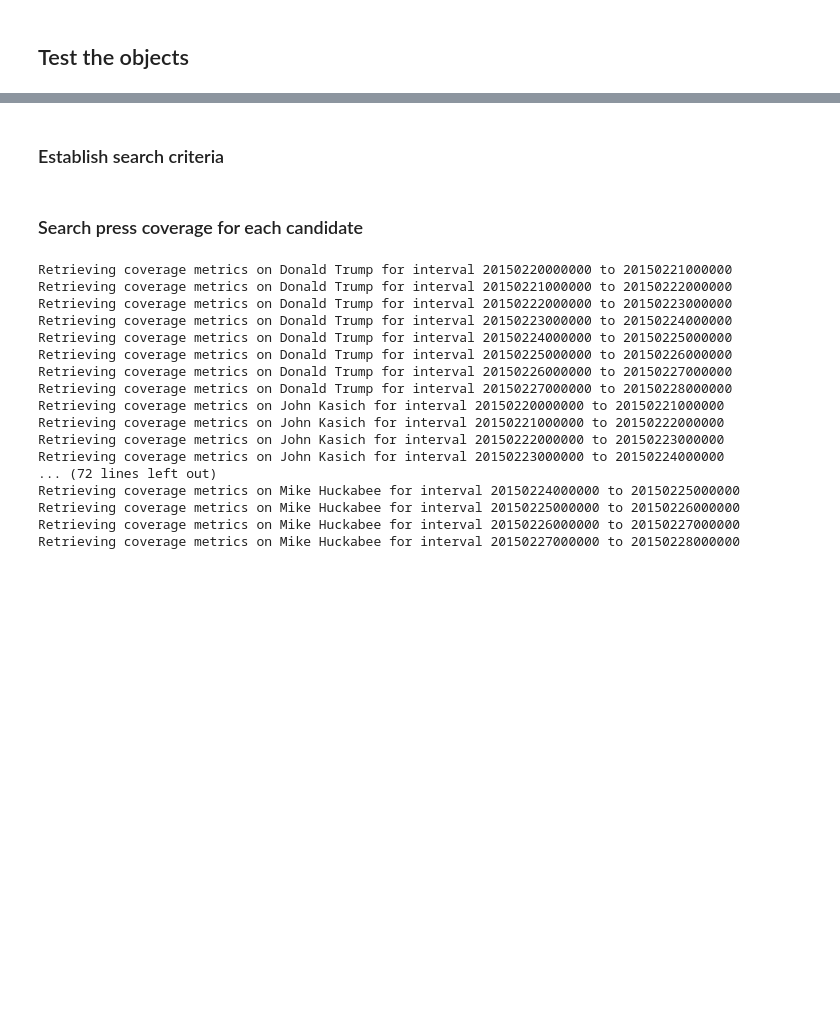
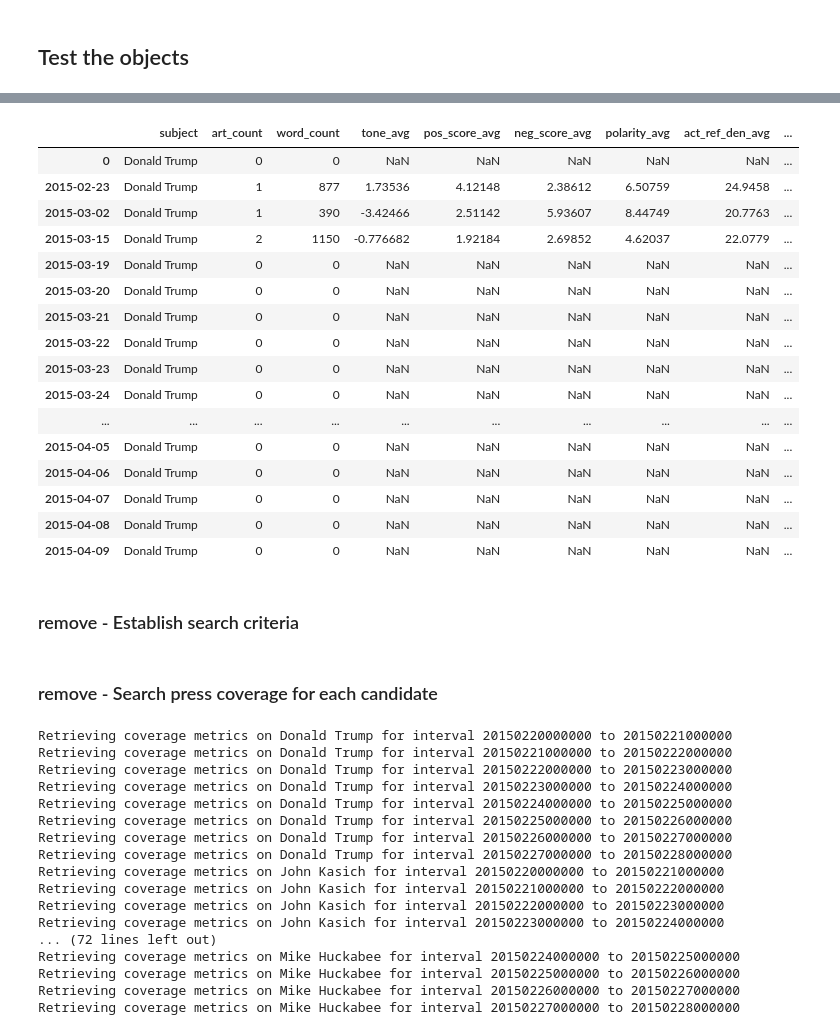
Before and after one commit to sgodfrey66/Polls_and_press, a Jupyter notebook: code/GoogleBigQuery.ipynb, the cells around one changed output, grey strips where cells are left out. Cells and saved outputs as stored; diff of their text form; code cells hidden in the pictures; blank space fills up the shorter version.

```diff
--- a/code/GoogleBigQuery.ipynb
+++ b/code/GoogleBigQuery.ipynb
@@ -553,0 +709,18 @@ df_polls_2016.tail(5)
+# %%
+# The DataFrame with polling data
+df_polls = df_polls_2016
+
+# The candidates to be searched
+subject_mapping  = {'Trump':'Donald Trump', 'Kasich': 'John Kasich', 'Cruz':'Ted Cruz',
+                    'Rubio':'Marco Rubio', 'Carson':'Ben Carson', 'Bush':'Jeb Bush',
+                    'Christie':'Chris Christie', 'Fiorina':'Carly Fiorina', 'Santorum':'Rick Santorum',
+                    'Paul':'Rand Paul', 'Huckabee':'Mike Huckabee'}
+
+# The number of intervals used to create search windows
+intervals = 16
+
+# Attributes of the data retrieval
+search_table = "`campfireanalysis.rep_primary_press_coverage_2016.t1`"
+fields = ['Date','V2Tone', 'V2Themes']
+limit = None
+data_path = '../data/press'
@@ -553,0 +729,5 @@ df_polls_2016.tail(5)
+# %%
+# Create a dataframe of press coverage
+df_press_2016 = build_coverage_dataframe(df_polls = df_polls, subject_mapping = subject_mapping,
+                                         intervals = intervals, search_table = search_table,
+                                         fields = fields, search_limit = limit, data_path = data_path)
@@ -554,5 +740,25 @@ df_polls_2016.tail(5)
+# %%
+df_press_2016
+# %% [output]
+|  | subject | art_count | word_count | tone_avg | pos_score_avg | neg_score_avg | polarity_avg | act_ref_den_avg | ... |
+| 0 | Donald Trump | 0 | 0 | NaN | NaN | NaN | NaN | NaN | ... |
+| 2015-02-23 | Donald Trump | 1 | 877 | 1.73536 | 4.12148 | 2.38612 | 6.50759 | 24.9458 | ... |
+| 2015-03-02 | Donald Trump | 1 | 390 | -3.42466 | 2.51142 | 5.93607 | 8.44749 | 20.7763 | ... |
+| 2015-03-15 | Donald Trump | 2 | 1150 | -0.776682 | 1.92184 | 2.69852 | 4.62037 | 22.0779 | ... |
+| 2015-03-19 | Donald Trump | 0 | 0 | NaN | NaN | NaN | NaN | NaN | ... |
+| 2015-03-20 | Donald Trump | 0 | 0 | NaN | NaN | NaN | NaN | NaN | ... |
+| 2015-03-21 | Donald Trump | 0 | 0 | NaN | NaN | NaN | NaN | NaN | ... |
+| 2015-03-22 | Donald Trump | 0 | 0 | NaN | NaN | NaN | NaN | NaN | ... |
+| 2015-03-23 | Donald Trump | 0 | 0 | NaN | NaN | NaN | NaN | NaN | ... |
+| 2015-03-24 | Donald Trump | 0 | 0 | NaN | NaN | NaN | NaN | NaN | ... |
+| ... | ... | ... | ... | ... | ... | ... | ... | ... | ... |
+| 2015-04-05 | Donald Trump | 0 | 0 | NaN | NaN | NaN | NaN | NaN | ... |
+| 2015-04-06 | Donald Trump | 0 | 0 | NaN | NaN | NaN | NaN | NaN | ... |
+| 2015-04-07 | Donald Trump | 0 | 0 | NaN | NaN | NaN | NaN | NaN | ... |
+| 2015-04-08 | Donald Trump | 0 | 0 | NaN | NaN | NaN | NaN | NaN | ... |
+| 2015-04-09 | Donald Trump | 0 | 0 | NaN | NaN | NaN | NaN | NaN | ... |
 # %% [markdown]
-### Establish search criteria
+### remove - Establish search criteria
 # %%
 # Define a list of candidates to search media coverage
 candidates = ['Donald Trump', 'John Kasich', 'Ted Cruz', 'Marco Rubio', 'Ben Carson',
@@ -565,7 +771,7 @@ fields=['V2Tone']
 limit = 2500
 dfs_of_metrics = []
 # %% [markdown]
-### Search press coverage for each candidate
+### remove - Search press coverage for each candidate
 # %%
 # Grab coverage metrics for each candidate for each day in the interval
 #  append the out put to a list of DataFrames
```
Also changed, not shown: parts of 39 cells of this notebook.
